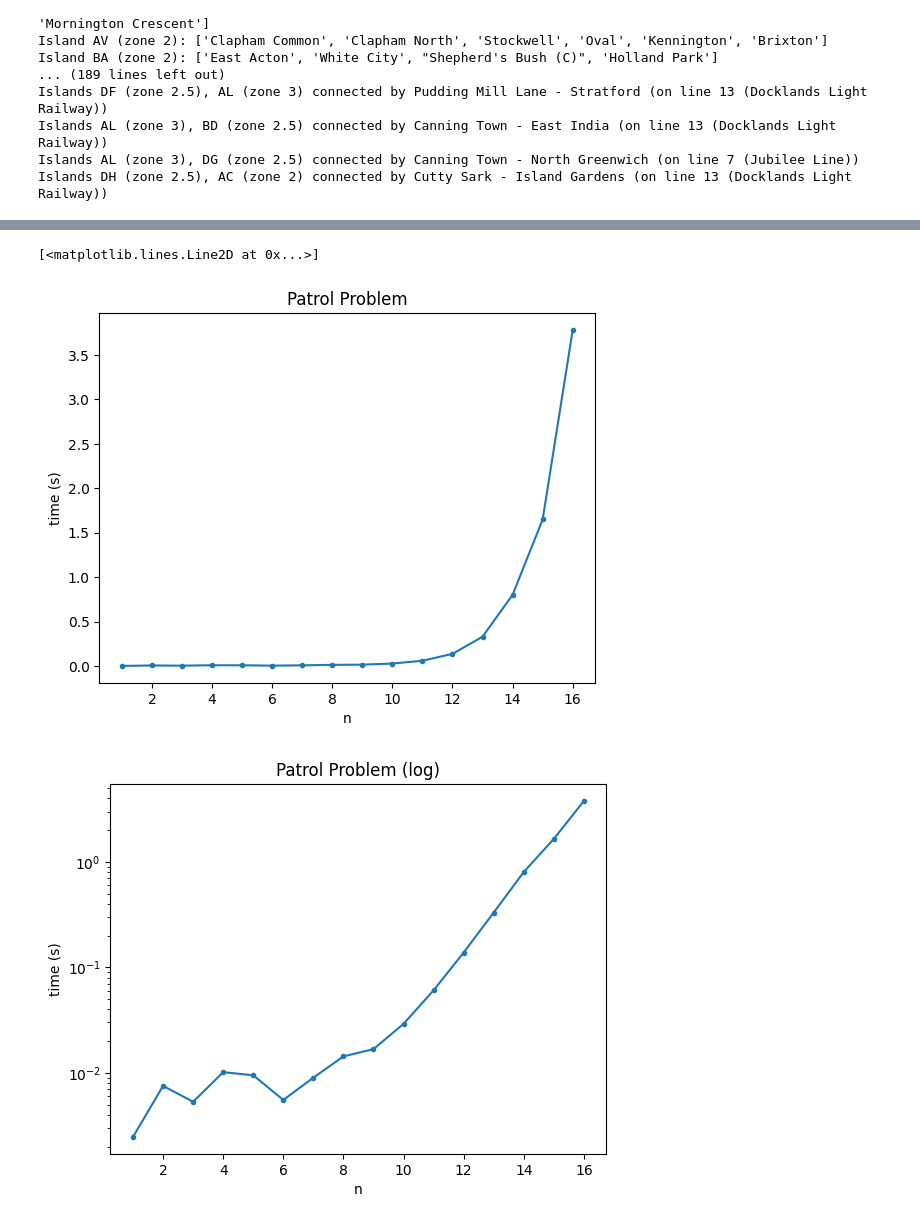
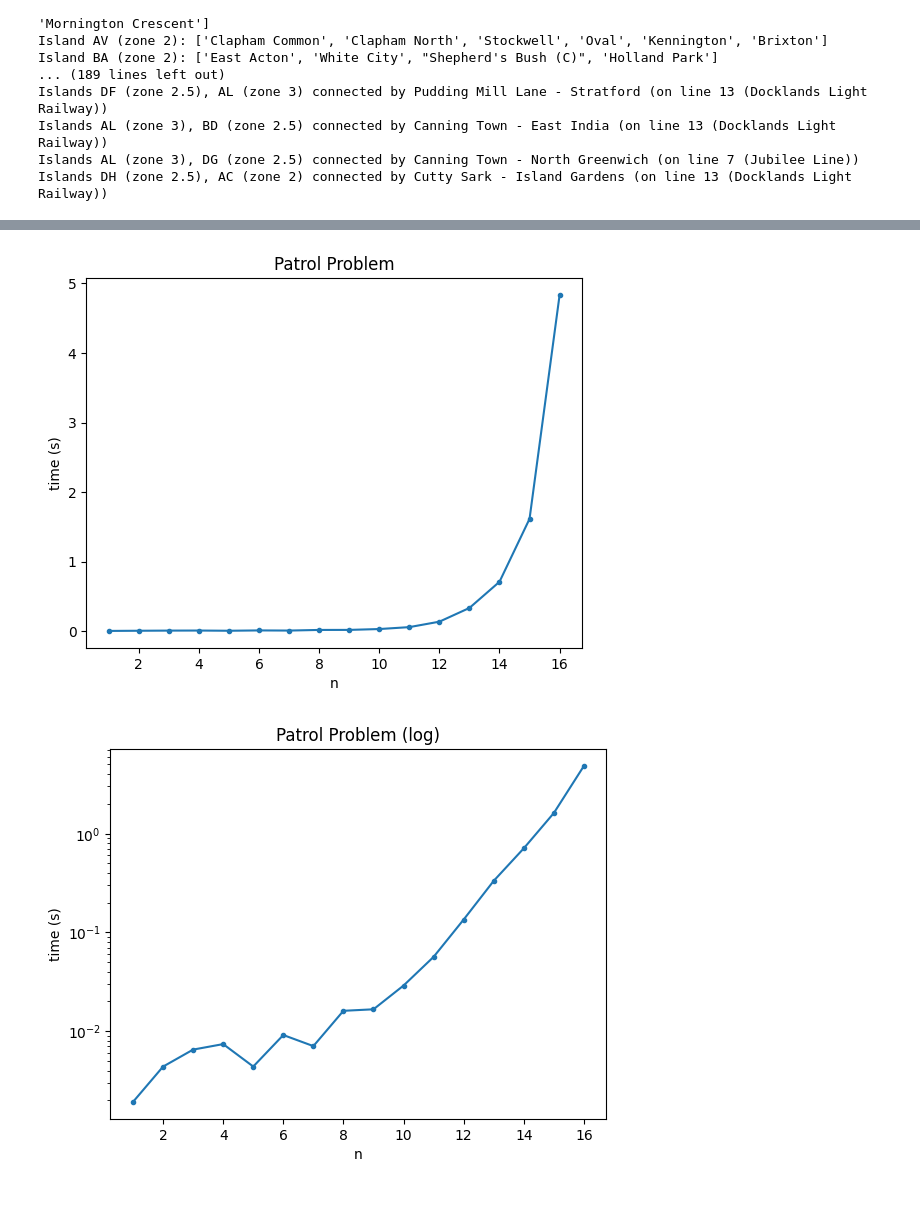
Before and after one commit to lilweege/3XB3-L1, a Jupyter notebook: graph_lab.ipynb, the cells around one changed output, grey strips where cells are left out. Cells and saved outputs as stored; diff of their text form; code cells hidden in the pictures.

```diff
--- a/graph_lab.ipynb
+++ b/graph_lab.ipynb
@@ -131,9 +131,6 @@ The design and implementation of the library was done by both partners together
 ## Week 2
 # %%
 # Subway Patrol Planning
-from graphlib.builders import TubemapCSVBuilder
-tubemap_builder = TubemapCSVBuilder("_dataset/london.stations.csv", "_dataset/london.connections.csv", "_dataset/london.lines.csv")
-tubemap_graph = tubemap_builder.build()
 from graphlib.metrics import TubemapPatrolMetric
 
 import random
@@ -169,8 +166,5 @@ Connection 249 - 254 (via line 7, 1 minutes)
 # %%
 # Tubemap transporation islands
-from graphlib.builders import TubemapCSVBuilder
-tubemap_builder = TubemapCSVBuilder("_dataset/london.stations.csv", "_dataset/london.connections.csv", "_dataset/london.lines.csv")
-tubemap_graph = tubemap_builder.build()
 from graphlib.metrics.tubemap_islands import TubemapIslandMetric
 
 components, rep_nodes, zone_edges = TubemapIslandMetric(tubemap_graph)()
@@ -220,7 +214,6 @@ Islands AL (zone 3), BD (zone 2.5) connected by Canning Town - East India (on li
 Islands AL (zone 3), DG (zone 2.5) connected by Canning Town - North Greenwich (on line 7 (Jubilee Line))
 Islands DH (zone 2.5), AC (zone 2) connected by Cutty Sark - Island Gardens (on line 13 (Docklands Light Railway))
 # %%
-
 def patrol(tubemap_graph, n):
     stations = random.sample(list(tubemap_graph.adj.keys()), n)
     return TubemapPatrolMetric(tubemap_graph, stations)()
@@ -238,9 +231,9 @@ for n in range(1, 17):
 _, ax = plt.subplots(1, 1)
 ax.set_title("Patrol Problem")
 ax.set(xlabel="n", ylabel="time (s)")
-ax.plot(x, y, marker='.')
+_ = ax.plot(x, y, marker='.')
 _, ax = plt.subplots(1, 1)
 ax.set_title("Patrol Problem (log)")
 ax.set(xlabel="n", ylabel="time (s)")
-ax.semilogy(x, y, marker='.')
+_ = ax.semilogy(x, y, marker='.')
 # %% [output]
@@ -263,6 +256,5 @@ ax.semilogy(x, y, marker='.')
-[<matplotlib.lines.Line2D at 0x...>]
-[figure, old version]
+[figure, new version]
-[figure, old version]
+[figure, new version]
 # %% [markdown]
 ### Analysis of algorithms
 #### Subway Patrol Planning
```
Also changed, not shown: parts of 4 cells of this notebook, 2 other files.
